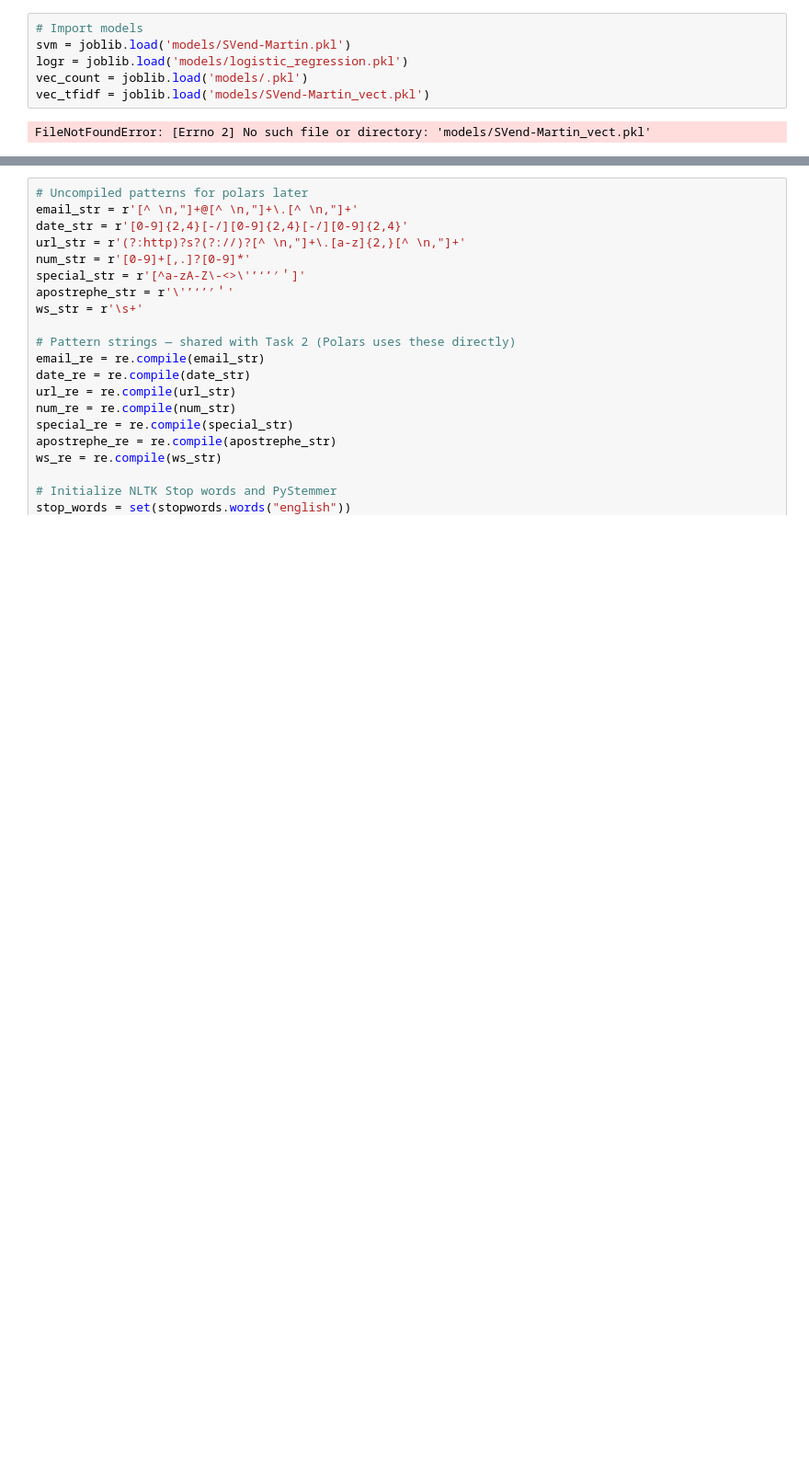
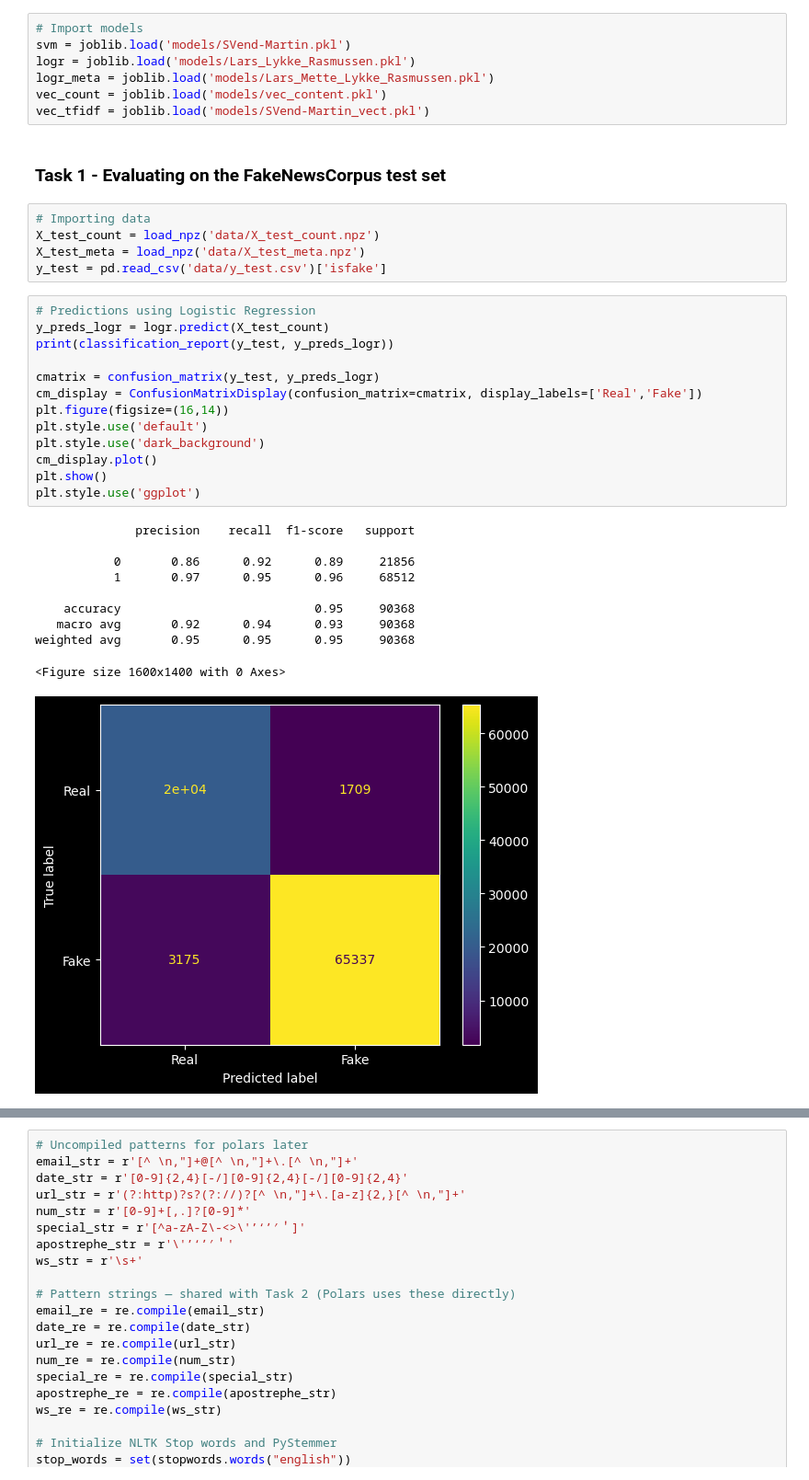
Before and after one commit to karlaugustnybo/Fake-News-Project, a Jupyter notebook: news/news_part_4.ipynb, the cells around one changed output, grey strips where cells are left out. Shown at 92% size. Cells and saved outputs as stored; diff of their text form; blank space fills up the shorter version.

```diff
--- a/news/news_part_4.ipynb
+++ b/news/news_part_4.ipynb
@@ -10,8 +13,38 @@ import numpy as np
 # %%
 # Import models
 svm = joblib.load('models/SVend-Martin.pkl')
-logr = joblib.load('models/logistic_regression.pkl')
-vec_count = joblib.load('models/.pkl')
+logr = joblib.load('models/Lars_Lykke_Rasmussen.pkl')
+logr_meta = joblib.load('models/Lars_Mette_Lykke_Rasmussen.pkl')
+vec_count = joblib.load('models/vec_content.pkl')
 vec_tfidf = joblib.load('models/SVend-Martin_vect.pkl')
-# %% [output]
-FileNotFoundError: [Errno 2] No such file or directory: 'models/SVend-Martin_vect.pkl'
+# %% [markdown]
+### Task 1 - Evaluating on the FakeNewsCorpus test set
+# %%
+# Importing data
+X_test_count = load_npz('data/X_test_count.npz')
+X_test_meta = load_npz('data/X_test_meta.npz')
+y_test = pd.read_csv('data/y_test.csv')['isfake']
+# %%
+# Predictions using Logistic Regression
+y_preds_logr = logr.predict(X_test_count)
+print(classification_report(y_test, y_preds_logr))
+
+cmatrix = confusion_matrix(y_test, y_preds_logr)
+cm_display = ConfusionMatrixDisplay(confusion_matrix=cmatrix, display_labels=['Real','Fake'])
+plt.figure(figsize=(16,14))
+plt.style.use('default')
+plt.style.use('dark_background')
+cm_display.plot()
+plt.show()
+plt.style.use('ggplot')
+# %% [output]
+              precision    recall  f1-score   support
+
+           0       0.86      0.92      0.89     21856
+           1       0.97      0.95      0.96     68512
+
+    accuracy                           0.95     90368
+   macro avg       0.92      0.94      0.93     90368
+weighted avg       0.95      0.95      0.95     90368
+<Figure size 1600x1400 with 0 Axes>
+[figure, added]
```
Also changed, not shown: parts of 5 cells of this notebook, 8 other files.
